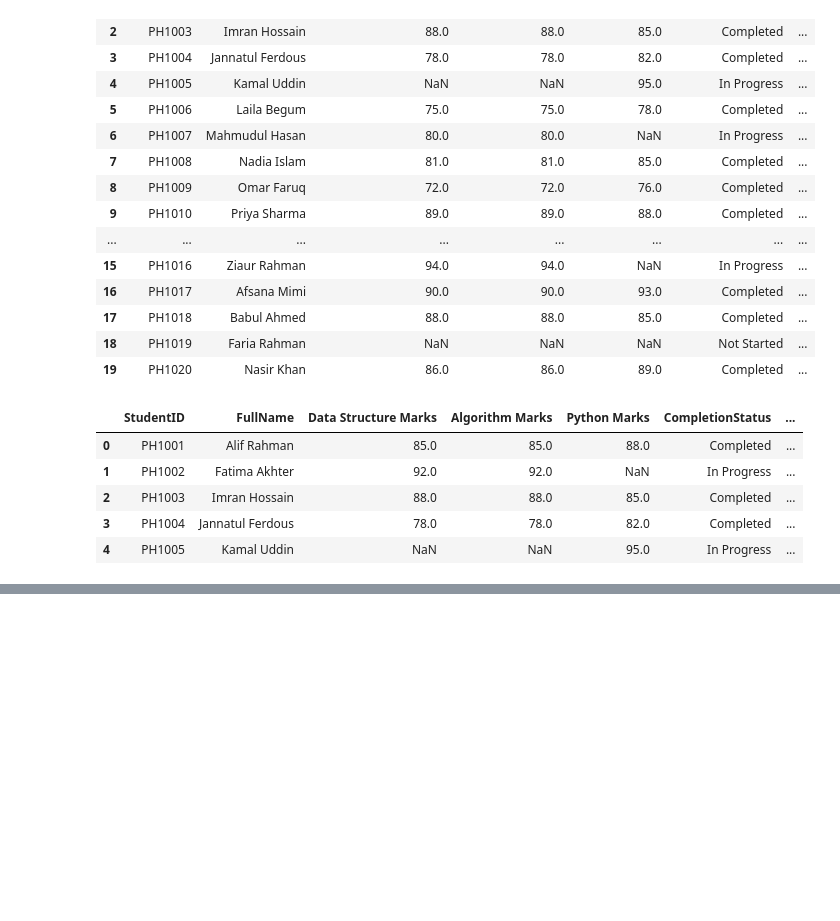
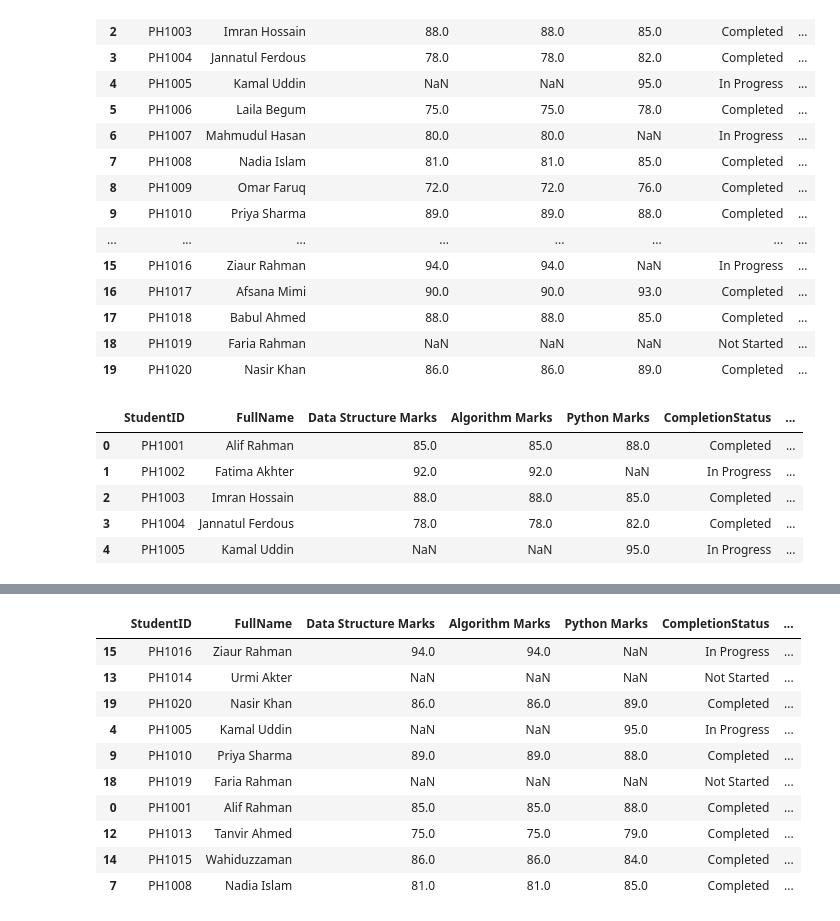
Before and after one commit to joygoswaminiloy2023-droid/AI-ML, a Jupyter notebook: Pandas.ipynb, the cells around one changed output, grey strips where cells are left out. Drawn from its saved outputs; the diff is of its cells as text; code cells hidden in the pictures; blank space fills up the shorter version.

Commit message:
pandas basic function for data sample chk

```diff
--- a/Pandas.ipynb
+++ b/Pandas.ipynb
@@ -167,0 +188,4 @@ df.head()
+# %%
+# last 3 Values
+df=pd.read_csv("student_data.csv")
+df.tail(3)
@@ -167,0 +225,16 @@ df.head()
+# %%
+#mixed random sample data showing
+
+df.sample(10)
+# %% [output]
+|  | StudentID | FullName | Data Structure Marks | Algorithm Marks | Python Marks | CompletionStatus | ... |
+| 15 | PH1016 | Ziaur Rahman | 94.0 | 94.0 | NaN | In Progress | ... |
+| 13 | PH1014 | Urmi Akter | NaN | NaN | NaN | Not Started | ... |
+| 19 | PH1020 | Nasir Khan | 86.0 | 86.0 | 89.0 | Completed | ... |
+| 4 | PH1005 | Kamal Uddin | NaN | NaN | 95.0 | In Progress | ... |
+| 9 | PH1010 | Priya Sharma | 89.0 | 89.0 | 88.0 | Completed | ... |
+| 18 | PH1019 | Faria Rahman | NaN | NaN | NaN | Not Started | ... |
+| 0 | PH1001 | Alif Rahman | 85.0 | 85.0 | 88.0 | Completed | ... |
+| 12 | PH1013 | Tanvir Ahmed | 75.0 | 75.0 | 79.0 | Completed | ... |
+| 14 | PH1015 | Wahiduzzaman | 86.0 | 86.0 | 84.0 | Completed | ... |
+| 7 | PH1008 | Nadia Islam | 81.0 | 81.0 | 85.0 | Completed | ... |
```
Also changed, not shown: parts of 6 cells of this notebook.
